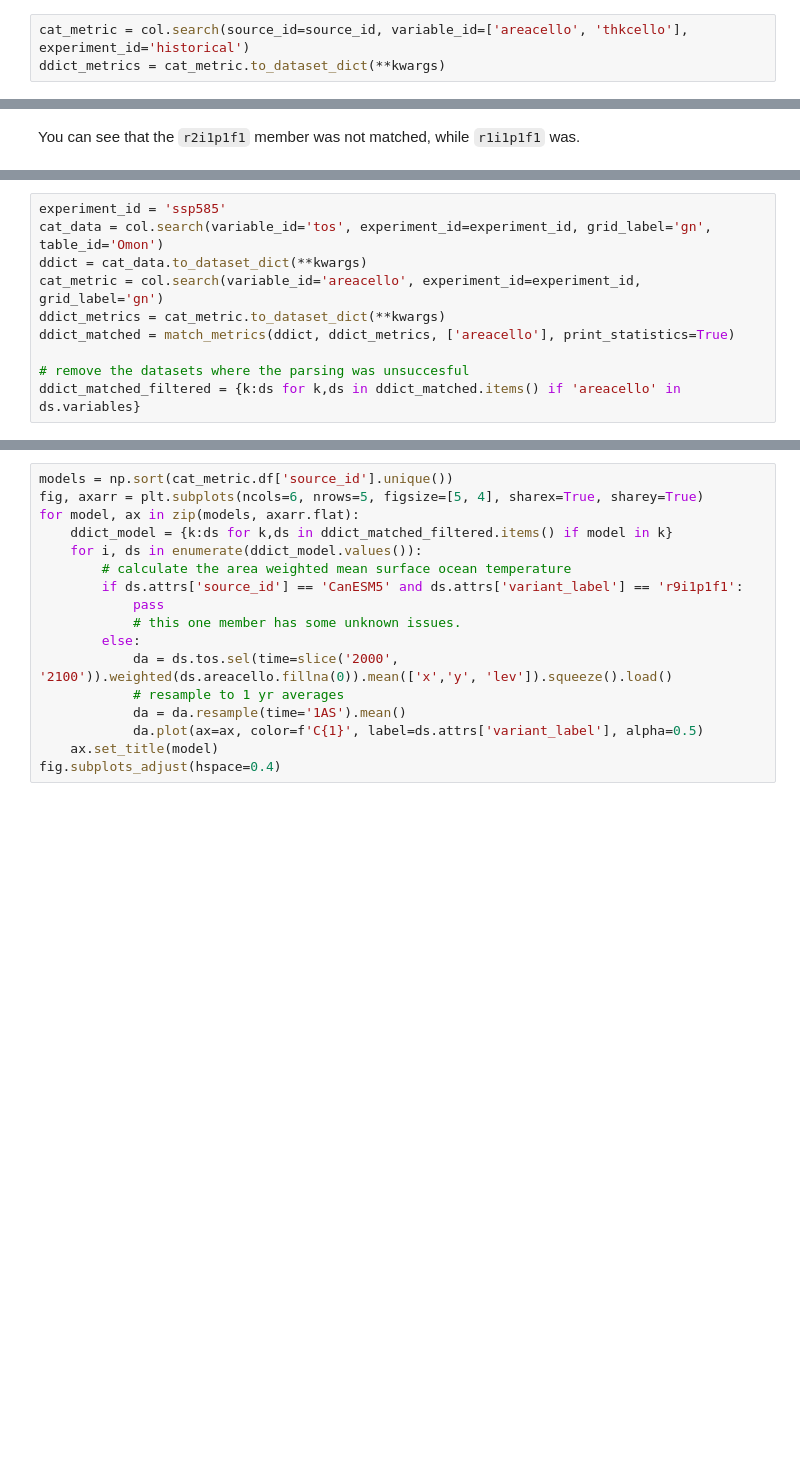
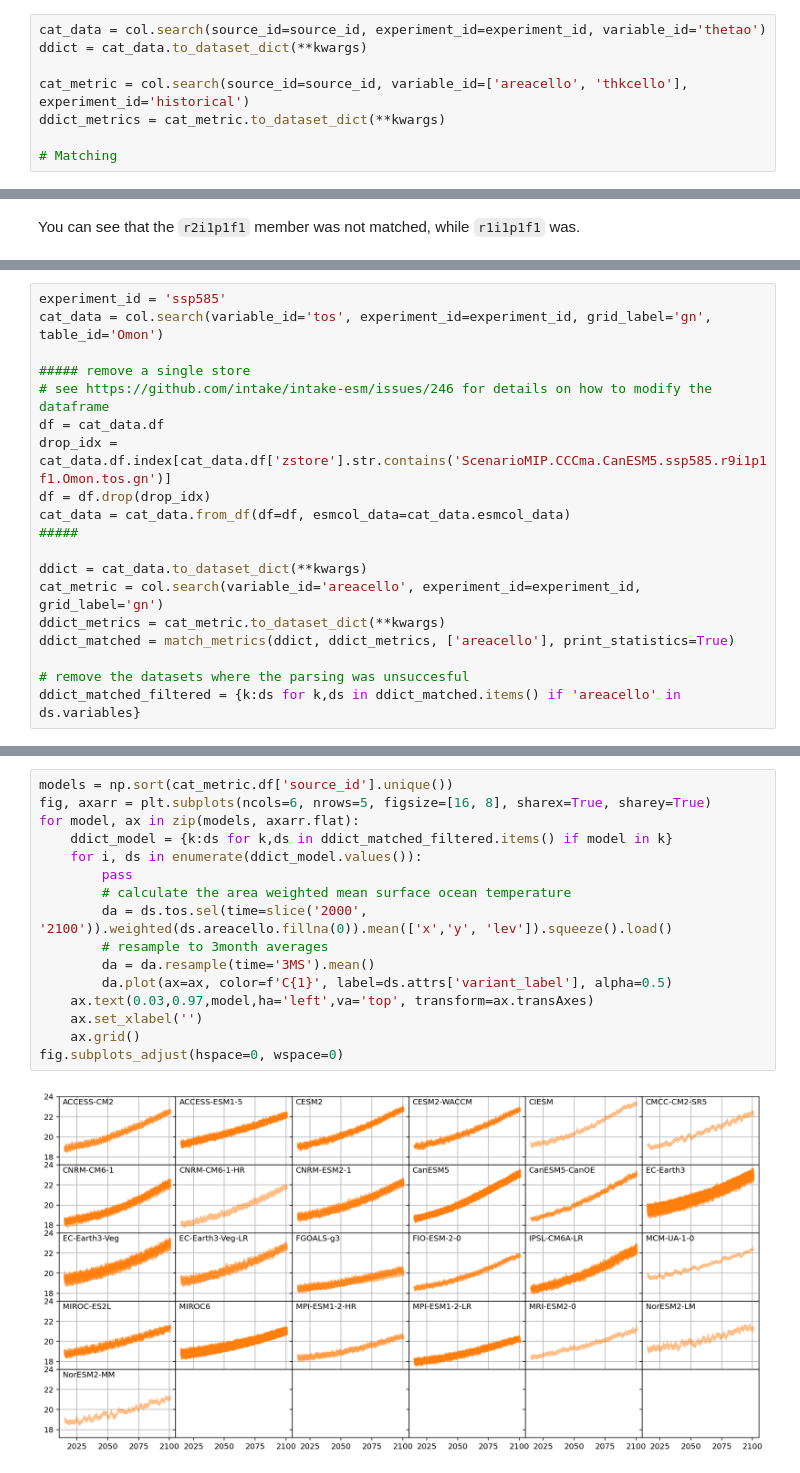
Before and after one commit to jbusecke/xMIP, a Jupyter notebook: docs/parsing_metrics.ipynb, the cells around one changed output, grey strips where cells are left out. Cells and saved outputs as stored; diff of their text form; blank space fills up the shorter version.

```diff
--- a/docs/parsing_metrics.ipynb
+++ b/docs/parsing_metrics.ipynb
@@ -103,6 +90,11 @@ ax.legend(bbox_to_anchor=(1, 1), loc='upper left')
 # %%
+cat_data = col.search(source_id=source_id, experiment_id=experiment_id, variable_id='thetao')
+ddict = cat_data.to_dataset_dict(**kwargs)
+
 cat_metric = col.search(source_id=source_id, variable_id=['areacello', 'thkcello'], experiment_id='historical')
 ddict_metrics = cat_metric.to_dataset_dict(**kwargs)
+
+# Matching
 # %% [output]
 --> The keys in the returned dictionary of datasets are constructed as follows:
         'activity_id.institution_id.source_id.experiment_id.member_id.table_id.variable_id.grid_label.zstore.dcpp_init_year.version'
@@ -637,6 +561,15 @@ Ok it is time for a more high level example! Lets look at the global mean surfac
 # %%
 experiment_id = 'ssp585'
 cat_data = col.search(variable_id='tos', experiment_id=experiment_id, grid_label='gn', table_id='Omon')
+
+##### remove a single store
+# see https://github.com/intake/intake-esm/issues/246 for details on how to modify the dataframe
+df = cat_data.df
+drop_idx = cat_data.df.index[cat_data.df['zstore'].str.contains('ScenarioMIP.CCCma.CanESM5.ssp585.r9i1p1f1.Omon.tos.gn')]
+df = df.drop(drop_idx)
+cat_data = cat_data.from_df(df=df, esmcol_data=cat_data.esmcol_data)
+#####
+
 ddict = cat_data.to_dataset_dict(**kwargs)
 cat_metric = col.search(variable_id='areacello', experiment_id=experiment_id, grid_label='gn')
 ddict_metrics = cat_metric.to_dataset_dict(**kwargs)
@@ -677,17 +595,18 @@ We have 273 datasets to start with, only 184 area outputs, but we were able to m
 # %%
 models = np.sort(cat_metric.df['source_id'].unique())
-fig, axarr = plt.subplots(ncols=6, nrows=5, figsize=[5, 4], sharex=True, sharey=True)
+fig, axarr = plt.subplots(ncols=6, nrows=5, figsize=[16, 8], sharex=True, sharey=True)
 for model, ax in zip(models, axarr.flat):
     ddict_model = {k:ds for k,ds in ddict_matched_filtered.items() if model in k}
     for i, ds in enumerate(ddict_model.values()):
+        pass
         # calculate the area weighted mean surface ocean temperature
-        if ds.attrs['source_id'] == 'CanESM5' and ds.attrs['variant_label'] == 'r9i1p1f1':
-            pass
-            # this one member has some unknown issues.
-        else:
-            da = ds.tos.sel(time=slice('2000', '2100')).weighted(ds.areacello.fillna(0)).mean(['x','y', 'lev']).squeeze().load()
-            # resample to 1 yr averages
-            da = da.resample(time='1AS').mean()
-            da.plot(ax=ax, color=f'C{1}', label=ds.attrs['variant_label'], alpha=0.5)
-    ax.set_title(model)
-fig.subplots_adjust(hspace=0.4)
+        da = ds.tos.sel(time=slice('2000', '2100')).weighted(ds.areacello.fillna(0)).mean(['x','y', 'lev']).squeeze().load()
+        # resample to 3month averages
+        da = da.resample(time='3MS').mean()
+        da.plot(ax=ax, color=f'C{1}', label=ds.attrs['variant_label'], alpha=0.5)
+    ax.text(0.03,0.97,model,ha='left',va='top', transform=ax.transAxes)
+    ax.set_xlabel('')
+    ax.grid()
+fig.subplots_adjust(hspace=0, wspace=0)
+# %% [output]
+[figure, added]
```
Also changed, not shown: parts of 30 cells of this notebook, 3 other files.
